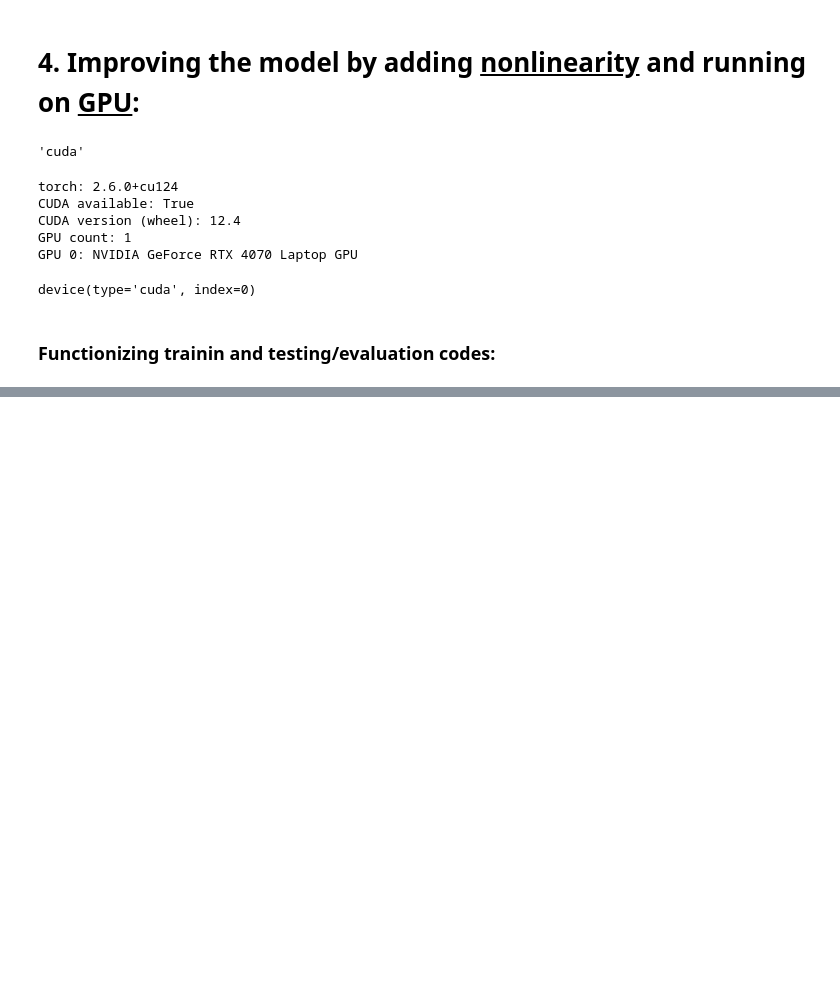
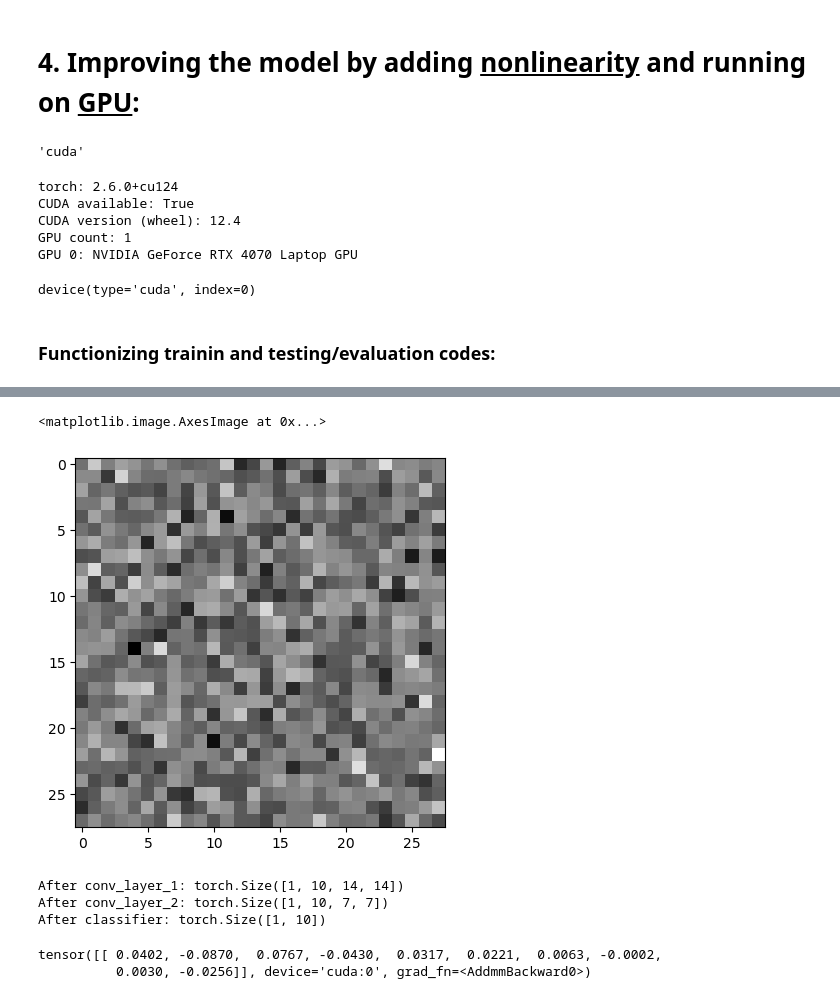
Before and after one commit to Hamid-Manouchehri/my_PyTorch, a Jupyter notebook: notebooks/CVIP.ipynb, the cells around one changed output, grey strips where cells are left out. Cells and saved outputs as stored; diff of their text form; code cells hidden in the pictures; blank space fills up the shorter version.

Commit message:
Creating the first CNN model

```diff
--- a/notebooks/CVIP.ipynb
+++ b/notebooks/CVIP.ipynb
@@ -432,0 +618,15 @@ optimizer = torch.optim.SGD(params=model_1.parameters(),
+# %%
+random_image_tensor = torch.randn(1, 28, 28)
+plt.imshow(random_image_tensor.squeeze(), cmap="gray")
+# %% [output]
+<matplotlib.image.AxesImage at 0x...>
+[figure, added]
+# %%
+## Passing a dummy image of the same size to the model for dimensionality check:
+model_2(random_image_tensor.unsqueeze(0).to(device))
+# %% [output]
+After conv_layer_1: torch.Size([1, 10, 14, 14])
+After conv_layer_2: torch.Size([1, 10, 7, 7])
+After classifier: torch.Size([1, 10])
+tensor([[ 0.0402, -0.0870,  0.0767, -0.0430,  0.0317,  0.0221,  0.0063, -0.0002,
+          0.0030, -0.0256]], device='cuda:0', grad_fn=<AddmmBackward0>)
```
Also changed, not shown: parts of 13 cells of this notebook, 3 other files.
